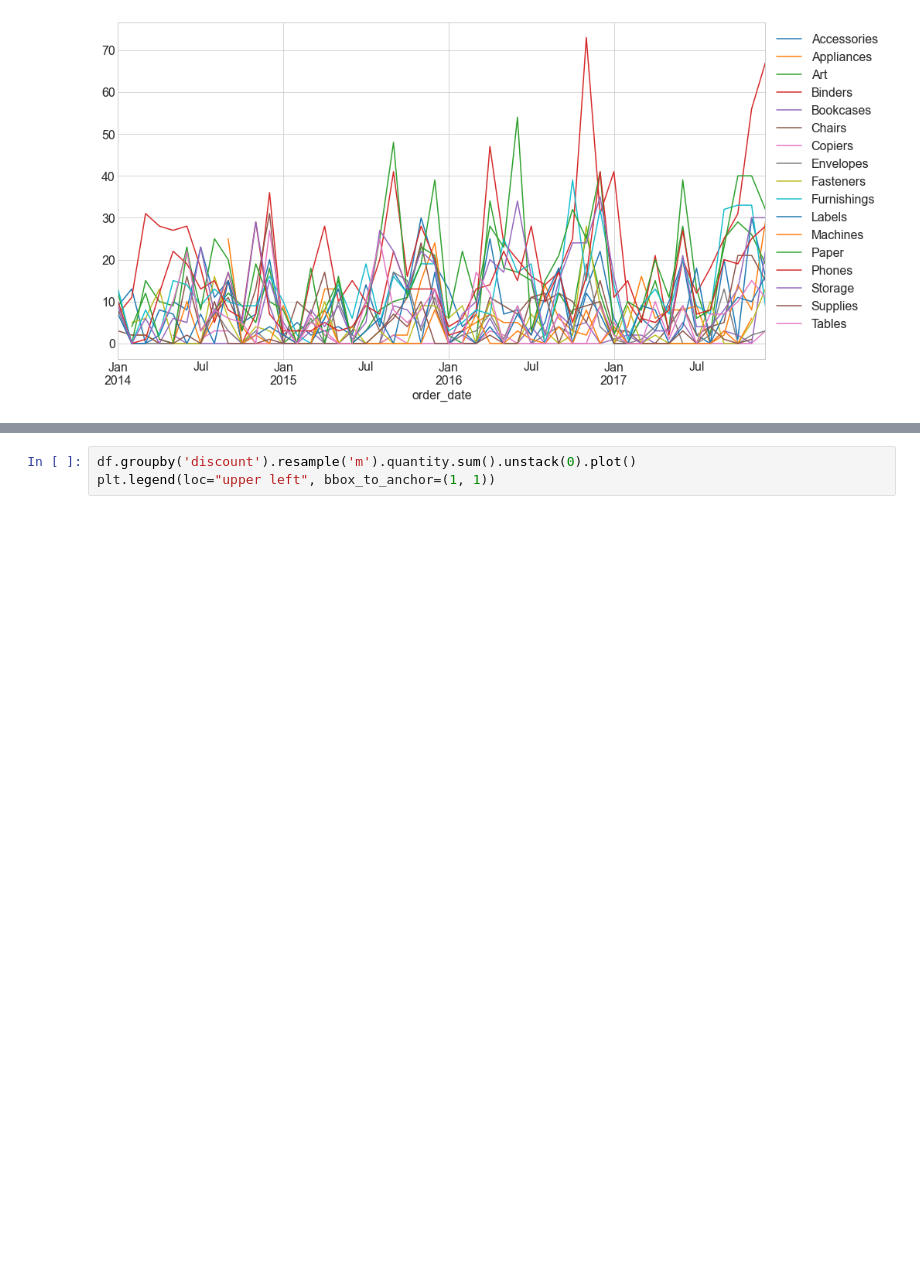
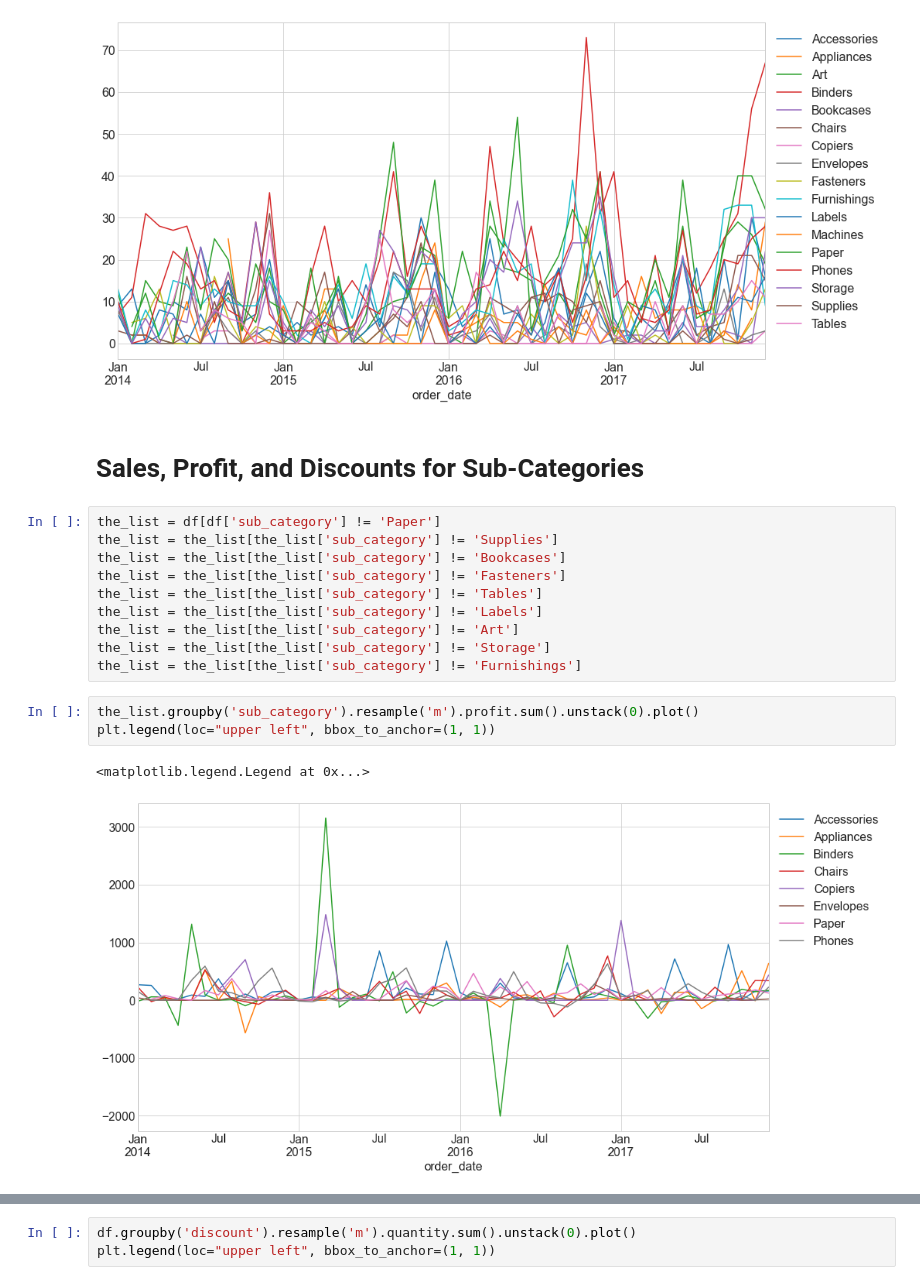
Before and after one commit to ella-braeden-time-series-unlimited/time-series-project, a Jupyter notebook: braeden_explore.ipynb, the cells around one changed output, grey strips where cells are left out. Cells and saved outputs as stored; diff of their text form; blank space fills up the shorter version.

```diff
--- a/braeden_explore.ipynb
+++ b/braeden_explore.ipynb
@@ -155,3 +155,21 @@ plt.legend(loc="upper left", bbox_to_anchor=(1, 1))
 # %% [output]
 <matplotlib.legend.Legend at 0x...>
 [figure]
+# %% [markdown]
+# Sales, Profit, and Discounts for Sub-Categories
+# %%
+the_list = df[df['sub_category'] != 'Paper']
+the_list = the_list[the_list['sub_category'] != 'Supplies']
+the_list = the_list[the_list['sub_category'] != 'Bookcases']
+the_list = the_list[the_list['sub_category'] != 'Fasteners']
+the_list = the_list[the_list['sub_category'] != 'Tables']
+the_list = the_list[the_list['sub_category'] != 'Labels']
+the_list = the_list[the_list['sub_category'] != 'Art']
+the_list = the_list[the_list['sub_category'] != 'Storage']
+the_list = the_list[the_list['sub_category'] != 'Furnishings']
+# %%
+the_list.groupby('sub_category').resample('m').profit.sum().unstack(0).plot()
+plt.legend(loc="upper left", bbox_to_anchor=(1, 1))
+# %% [output]
+<matplotlib.legend.Legend at 0x...>
+[figure, added]
```
Also changed, not shown: parts of 2 cells of this notebook.
